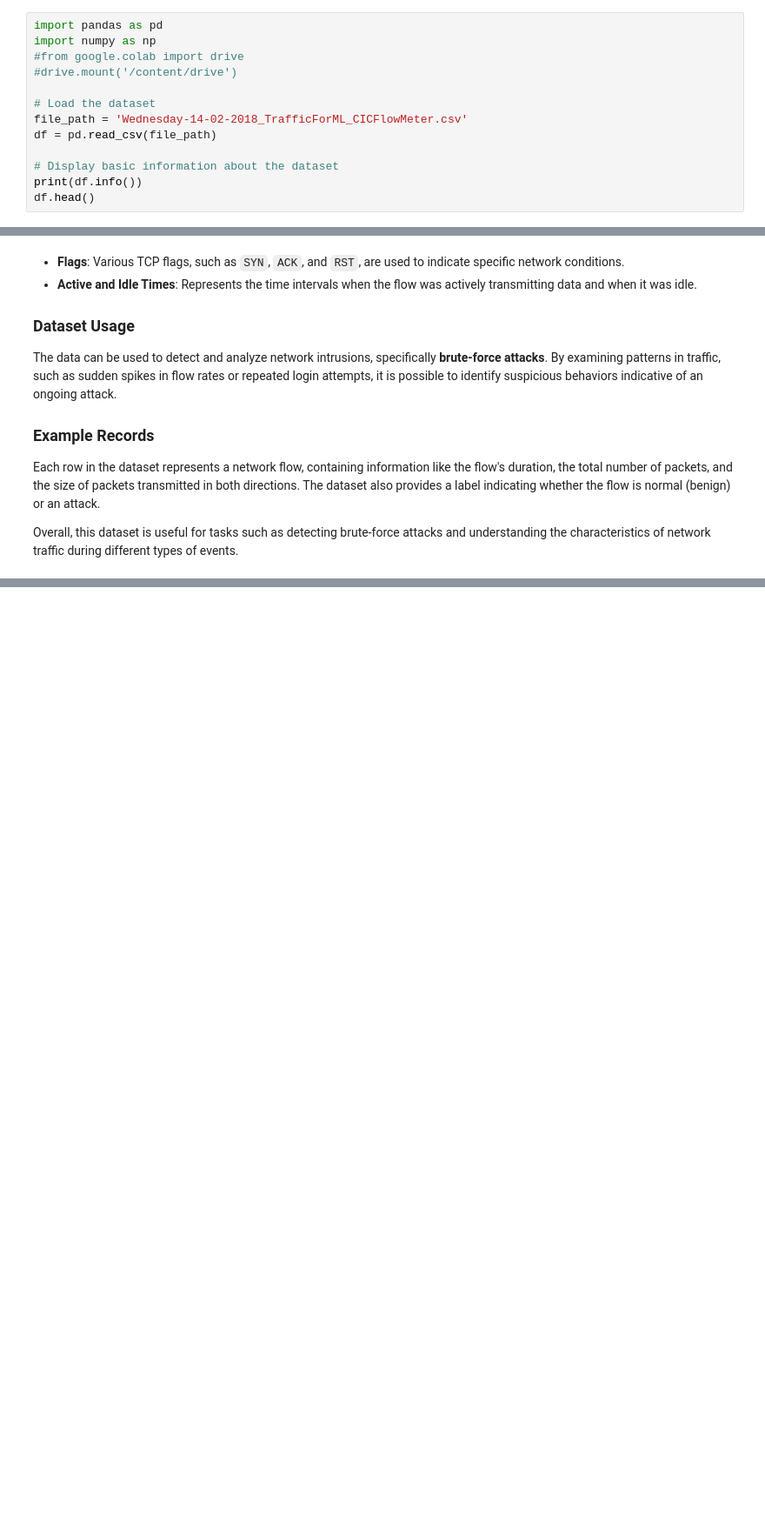
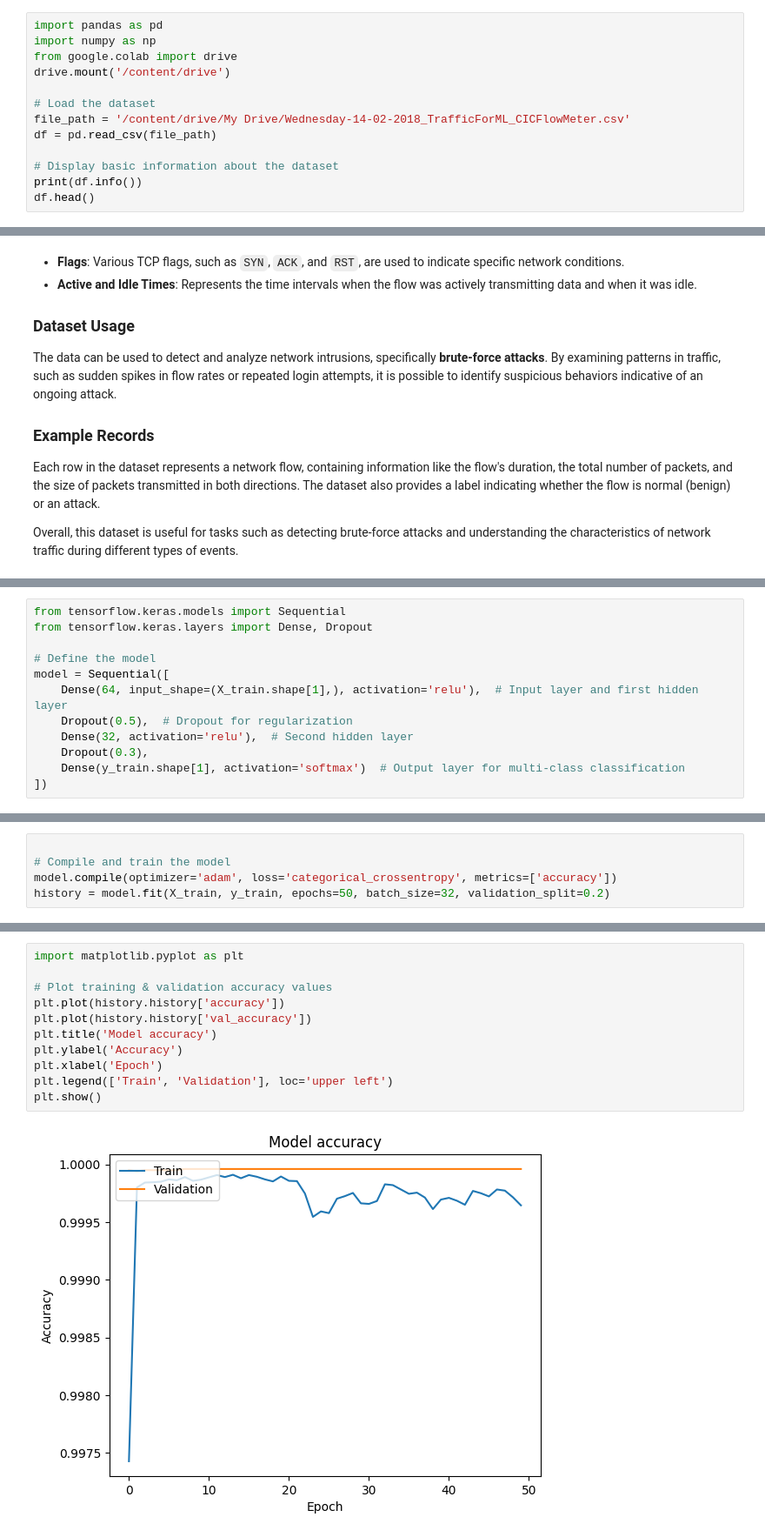
Before and after one commit to AbdullaSadoun/Cyber-Attacks-Machine-Learning, a Jupyter notebook: A3.ipynb, the cells around one changed output, grey strips where cells are left out. Shown at 87% size. Drawn from its saved outputs; the diff is of its cells as text; blank space fills up the shorter version.

```diff
--- a/A3.ipynb
+++ b/A3.ipynb
@@ -24,11 +27,11 @@ The dataset was loaded into a Pandas DataFrame using the following code:
 # %%
 import pandas as pd
 import numpy as np
-#from google.colab import drive
-#drive.mount('/content/drive')
+from google.colab import drive
+drive.mount('/content/drive')
 
 # Load the dataset
-file_path = 'Wednesday-14-02-2018_TrafficForML_CICFlowMeter.csv'
+file_path = '/content/drive/My Drive/Wednesday-14-02-2018_TrafficForML_CICFlowMeter.csv'
 df = pd.read_csv(file_path)
 
 # Display basic information about the dataset
@@ -99,0 +156,12 @@ We first started by preprocessing the data, we have tried running but have notic
+# %%
+from tensorflow.keras.models import Sequential
+from tensorflow.keras.layers import Dense, Dropout
+
+# Define the model
+model = Sequential([
+    Dense(64, input_shape=(X_train.shape[1],), activation='relu'),  # Input layer and first hidden layer
+    Dropout(0.5),  # Dropout for regularization
+    Dense(32, activation='relu'),  # Second hidden layer
+    Dropout(0.3),
+    Dense(y_train.shape[1], activation='softmax')  # Output layer for multi-class classification
+])
@@ -99,0 +170,5 @@ We first started by preprocessing the data, we have tried running but have notic
+# %%
+
+# Compile and train the model
+model.compile(optimizer='adam', loss='categorical_crossentropy', metrics=['accuracy'])
+history = model.fit(X_train, y_train, epochs=50, batch_size=32, validation_split=0.2)
@@ -99,0 +208,13 @@ We first started by preprocessing the data, we have tried running but have notic
+# %%
+import matplotlib.pyplot as plt
+
+# Plot training & validation accuracy values
+plt.plot(history.history['accuracy'])
+plt.plot(history.history['val_accuracy'])
+plt.title('Model accuracy')
+plt.ylabel('Accuracy')
+plt.xlabel('Epoch')
+plt.legend(['Train', 'Validation'], loc='upper left')
+plt.show()
+# %% [output]
+[figure, added]
```
Also changed, not shown: parts of 18 cells of this notebook.
